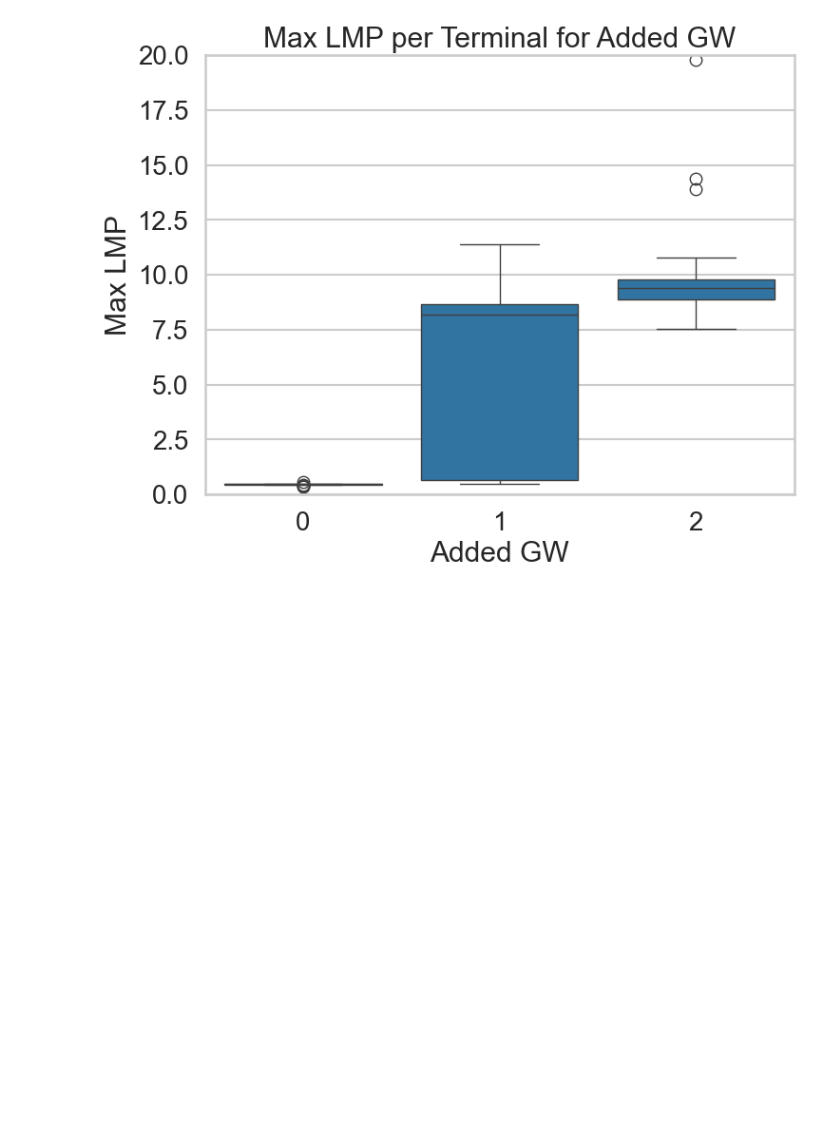
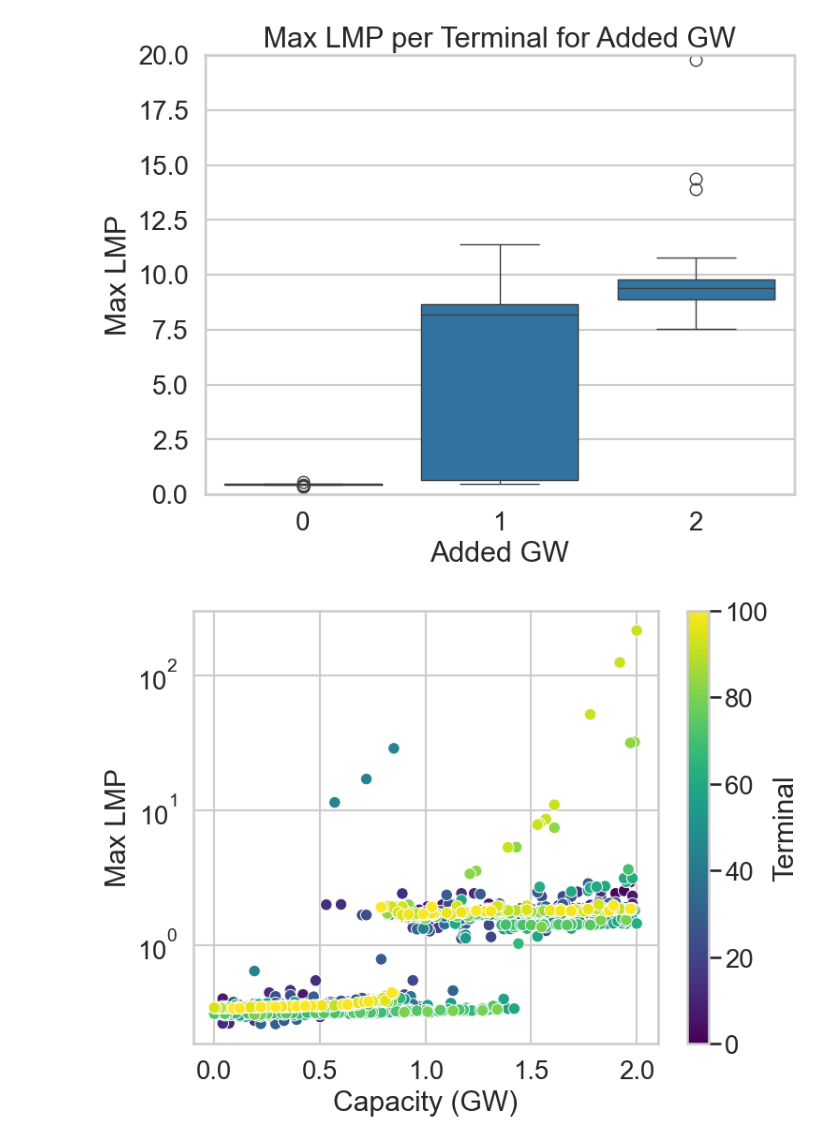
Before and after one commit to llanoajm/zap, a Jupyter notebook: eenergy-plotting.ipynb, the cells around one changed output. Drawn from its saved outputs; the diff is of its cells as text; code cells hidden in the pictures; blank space fills up the shorter version.

Commit message:
experiments for cloud graph

```diff
--- a/eenergy-plotting.ipynb
+++ b/eenergy-plotting.ipynb
@@ -51,4 +51,19 @@ plt.show()
 [figure]
 [figure]
 # %%
-dispatch_cost = np.load("local/initial_lmp_motivation_results_011425/dispatch_cost_results.npy")
+cloud_csv = pd.read_csv("cloud_congestion.csv")
+
+plt.figure(figsize=(8,6))
+scatter = sns.scatterplot(data=cloud_csv, x="capacity (GW)", y="P50", hue="terminal", palette="viridis", legend=False)
+norm = plt.Normalize(cloud_csv["terminal"].min(), cloud_csv["terminal"].max())
+sm = plt.cm.ScalarMappable(cmap="viridis", norm=norm)
+sm.set_array([])
+cbar = plt.colorbar(sm, ax=plt.gca())
+cbar.set_label("Terminal")
+plt.xlabel("Capacity (GW)")
+plt.ylabel("Max LMP")
+# plt.ylim(0,10.5)
+plt.yscale("log")
+plt.show()
+# %% [output]
+[figure, added]
```
Also changed, not shown: 2 other files.
